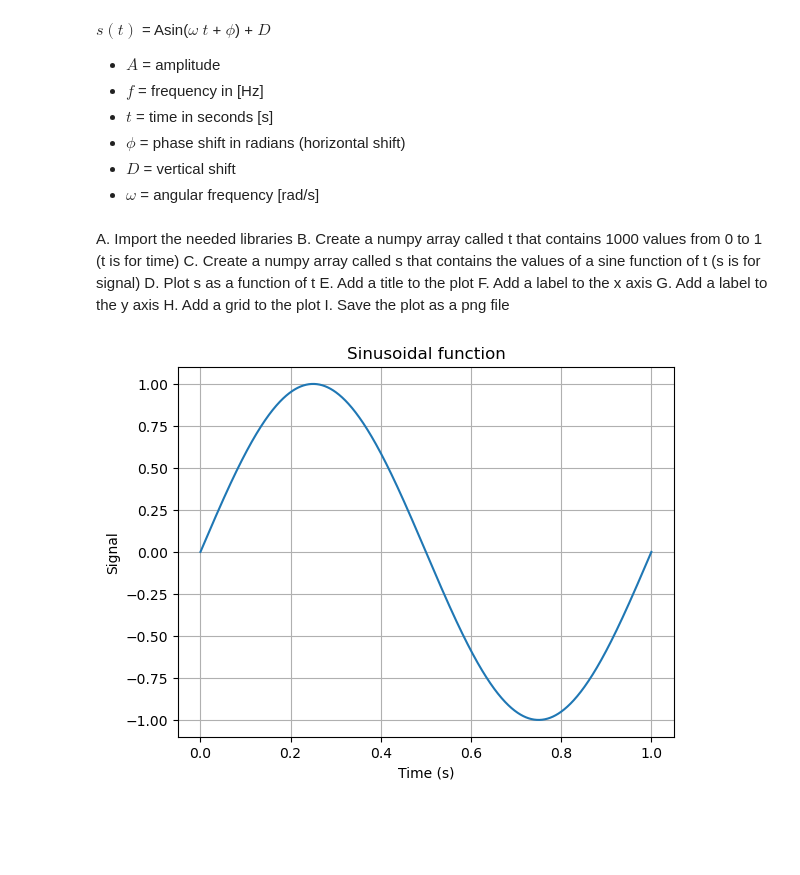
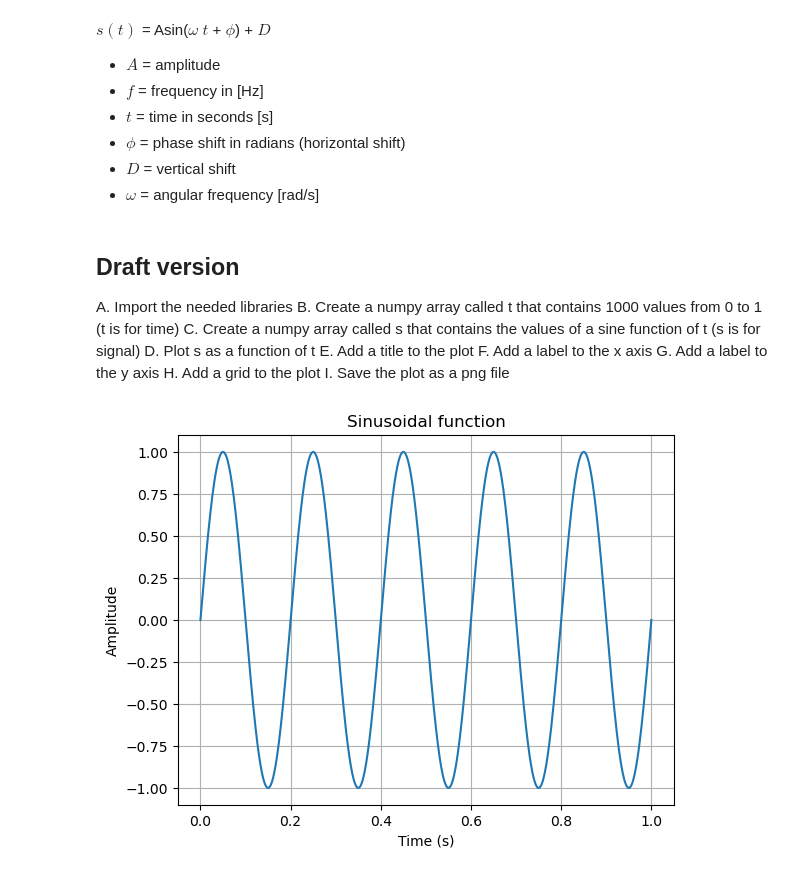
Before and after one commit to jenniferhoumard/python-series02, a Jupyter notebook: python-series02.ipynb, the cells around one changed output. Drawn from its saved outputs; the diff is of its cells as text; code cells hidden in the pictures; blank space fills up the shorter version.

Commit message:
Final Draft of Sinusoid Function

```diff
--- a/python-series02.ipynb
+++ b/python-series02.ipynb
@@ -25,6 +25,8 @@ $s(t)$ = Asin($\omega$ $t$ + $\phi$) + $D$
 - $D$ = vertical shift
 - $\omega$ = angular frequency [rad/s]
 # %% [markdown]
+## Draft version
+
 A. Import the needed libraries
 B. Create a numpy array called t that contains 1000 values from 0 to 1 (t is for time)
 C. Create a numpy array called s that contains the values of a sine function of t (s is for signal)
@@ -44,19 +46,19 @@ import matplotlib.pyplot as plt # for graph and visuals
 t = np.linspace(0, 1, 1000) #linspace() creates evenly spaced numbers (0 = starting value, 1 = ending value, 1000 = total values)
 
 # Create a numpy array called s that contains the values of a sine function of t (s is for signal)
-s = np.sin(2 * np.pi * t) #uses the simplified sinusoid
+s = np.sin(2 * np.pi * 5 * t) #uses the simplified sinusoid with 5 oscillations per second
 # %%
 # Plot s as a function of t
 
 plt.plot(t, s)
 
 plt.title("Sinusoidal function")
 
 plt.xlabel("Time (s)")
-plt.ylabel("Signal")
+plt.ylabel("Amplitude")
 plt.grid()
 
 plt.savefig("sine_wave.png")
 plt.show()
 # %% [output]
-[figure, old version]
+[figure, new version]
```
Also changed, not shown: 2 other files.
